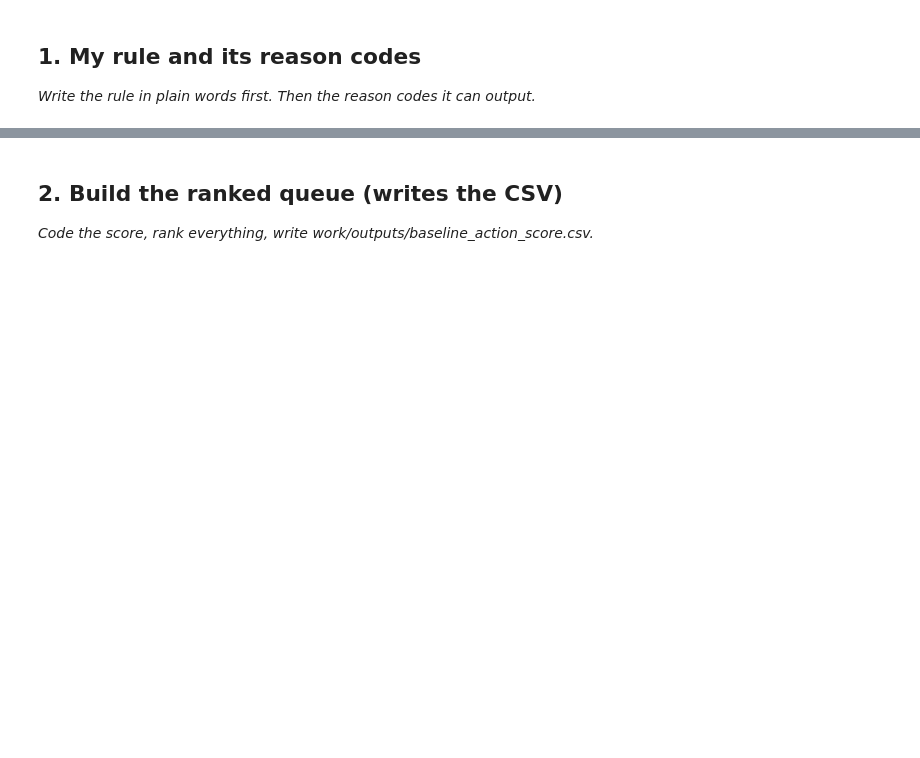
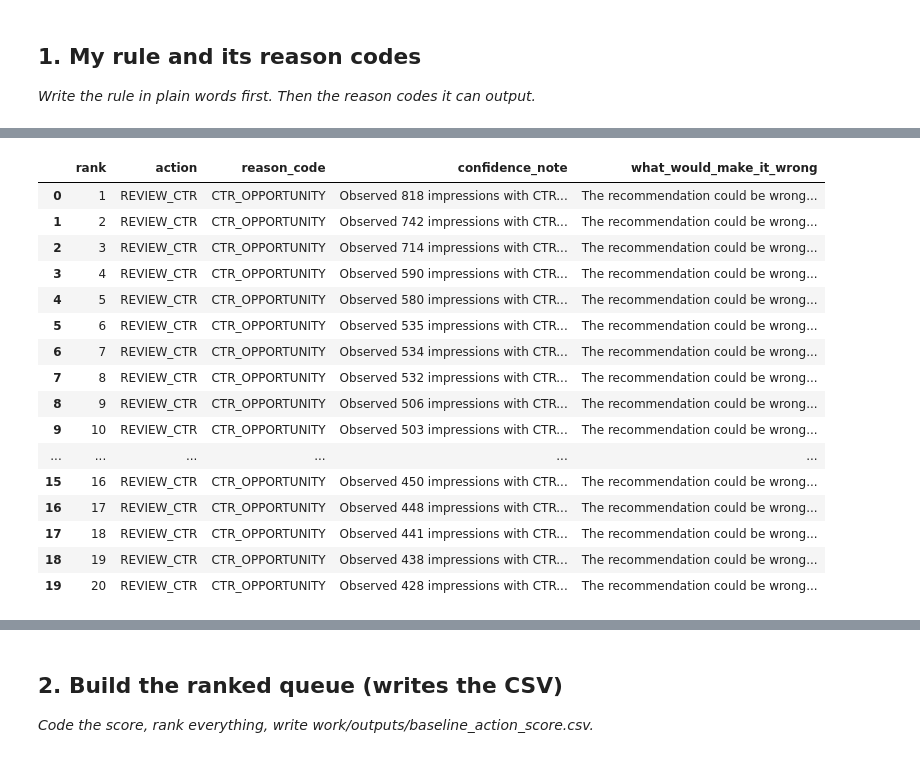
Before and after one commit to abiodunadesesan/FlyRank-ml-Internship-, a Jupyter notebook: work/notebooks/w04_baseline_score.ipynb, the cells around one changed output, grey strips where cells are left out. Cells and saved outputs as stored; diff of their text form; code cells hidden in the pictures; blank space fills up the shorter version.

```diff
--- a/work/notebooks/w04_baseline_score.ipynb
+++ b/work/notebooks/w04_baseline_score.ipynb
@@ -15,0 +292,48 @@ This skeleton is yours to fill. Work the sections **in order** — each one has
+# %%
+top20 = baseline_queue.head(20).copy()
+
+top20["confidence_note"] = top20.apply(
+    lambda row: (
+        f"Observed {row['gsc_impressions']:.0f} impressions with "
+        f"CTR {row['ctr']:.4f}, below the position-bucket median "
+        f"of {row['position_bucket_median_ctr']:.4f}."
+    ),
+    axis=1
+)
+
+top20["what_would_make_it_wrong"] = top20.apply(
+    lambda row: (
+        "The recommendation could be wrong if the low CTR reflects "
+        "search intent, SERP features, brand demand, or measurement "
+        "issues rather than a page-level CTR opportunity."
+    ),
+    axis=1
+)
+
+review_columns = [
+    "rank",
+    "action",
+    "reason_code",
+    "confidence_note",
+    "what_would_make_it_wrong"
+]
+
+display(top20[review_columns])
+# %% [output]
+|  | rank | action | reason_code | confidence_note | what_would_make_it_wrong |
+| 0 | 1 | REVIEW_CTR | CTR_OPPORTUNITY | Observed 818 impressions with CTR... | The recommendation could be wrong... |
+| 1 | 2 | REVIEW_CTR | CTR_OPPORTUNITY | Observed 742 impressions with CTR... | The recommendation could be wrong... |
+| 2 | 3 | REVIEW_CTR | CTR_OPPORTUNITY | Observed 714 impressions with CTR... | The recommendation could be wrong... |
+| 3 | 4 | REVIEW_CTR | CTR_OPPORTUNITY | Observed 590 impressions with CTR... | The recommendation could be wrong... |
+| 4 | 5 | REVIEW_CTR | CTR_OPPORTUNITY | Observed 580 impressions with CTR... | The recommendation could be wrong... |
+| 5 | 6 | REVIEW_CTR | CTR_OPPORTUNITY | Observed 535 impressions with CTR... | The recommendation could be wrong... |
+| 6 | 7 | REVIEW_CTR | CTR_OPPORTUNITY | Observed 534 impressions with CTR... | The recommendation could be wrong... |
+| 7 | 8 | REVIEW_CTR | CTR_OPPORTUNITY | Observed 532 impressions with CTR... | The recommendation could be wrong... |
+| 8 | 9 | REVIEW_CTR | CTR_OPPORTUNITY | Observed 506 impressions with CTR... | The recommendation could be wrong... |
+| 9 | 10 | REVIEW_CTR | CTR_OPPORTUNITY | Observed 503 impressions with CTR... | The recommendation could be wrong... |
+| ... | ... | ... | ... | ... | ... |
+| 15 | 16 | REVIEW_CTR | CTR_OPPORTUNITY | Observed 450 impressions with CTR... | The recommendation could be wrong... |
+| 16 | 17 | REVIEW_CTR | CTR_OPPORTUNITY | Observed 448 impressions with CTR... | The recommendation could be wrong... |
+| 17 | 18 | REVIEW_CTR | CTR_OPPORTUNITY | Observed 441 impressions with CTR... | The recommendation could be wrong... |
+| 18 | 19 | REVIEW_CTR | CTR_OPPORTUNITY | Observed 438 impressions with CTR... | The recommendation could be wrong... |
+| 19 | 20 | REVIEW_CTR | CTR_OPPORTUNITY | Observed 428 impressions with CTR... | The recommendation could be wrong... |
```
Also changed, not shown: parts of 14 cells of this notebook.
